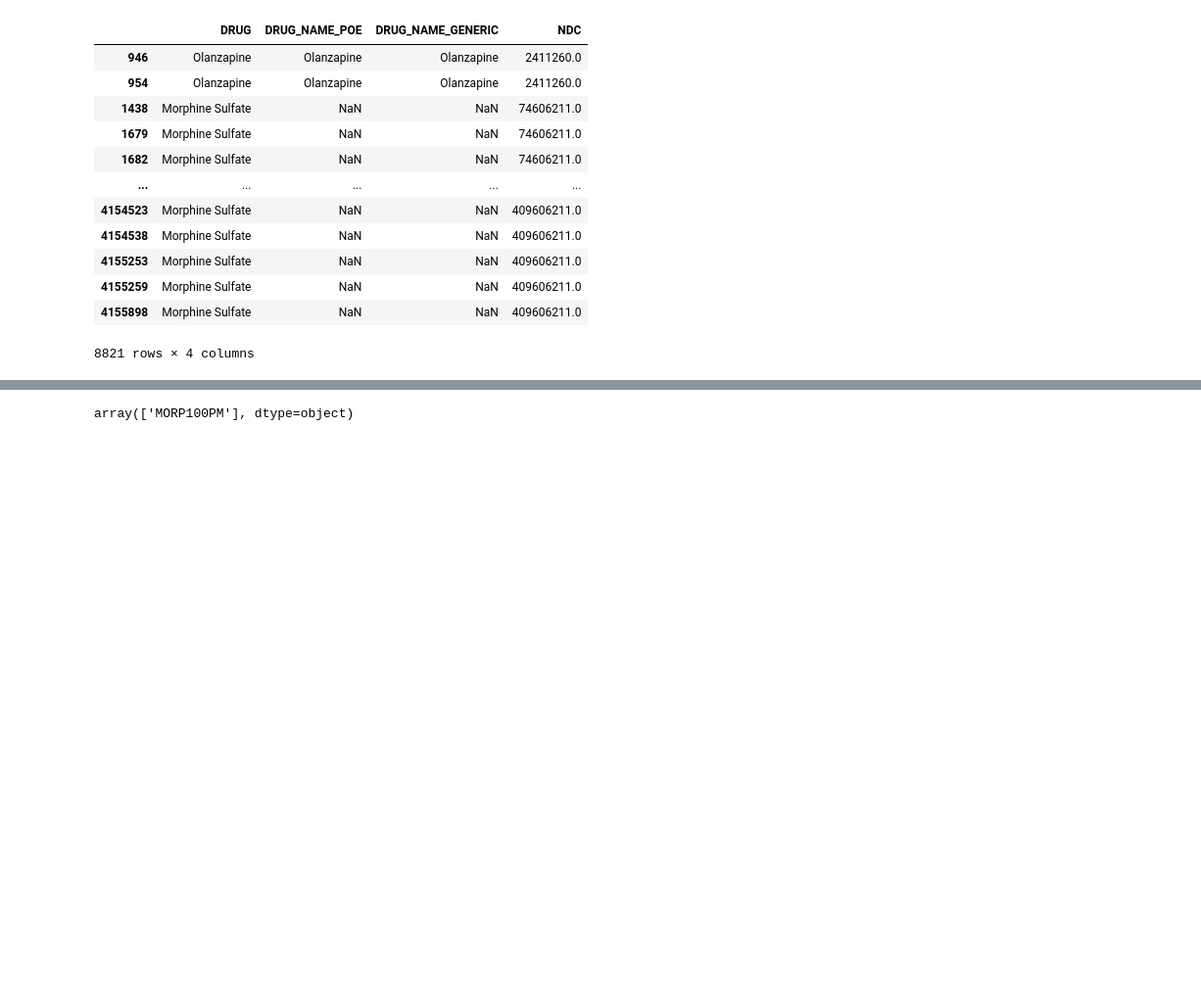
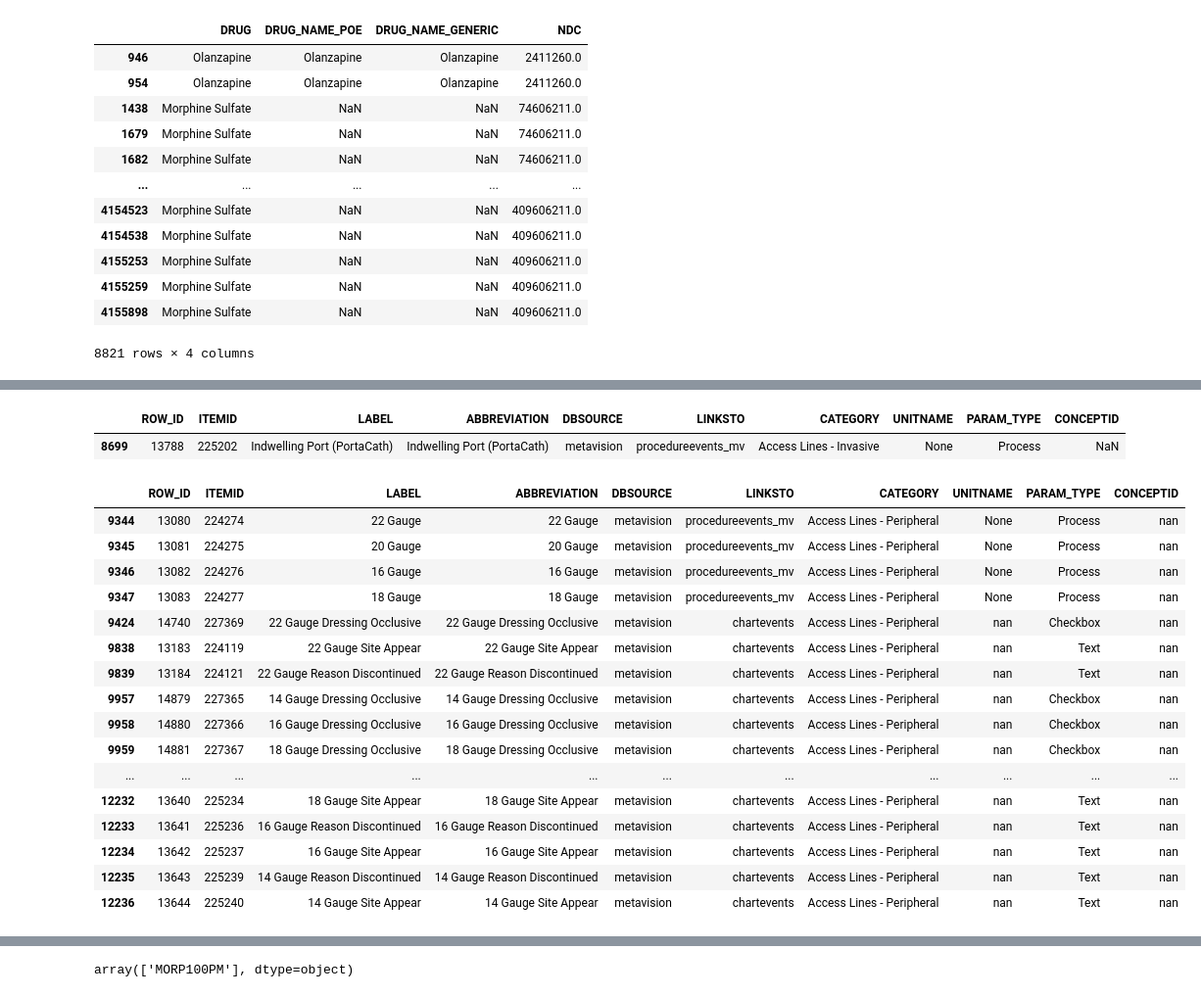
Before and after one commit to suhyun-guri/DSML_Research, a Jupyter notebook: 07-2. FIND ITEMID NAME.ipynb, the cells around one changed output, grey strips where cells are left out. Shown at 98% size. Drawn from its saved outputs; the diff is of its cells as text; code cells hidden in the pictures; blank space fills up the shorter version.

```diff
--- a/07-2. FIND ITEMID NAME.ipynb
+++ b/07-2. FIND ITEMID NAME.ipynb
@@ -90,0 +203,26 @@ lab[lab['ITEMID']==50927]
+# %%
+pro[pro['ITEMID']==225202]
+# %% [output]
+|  | ROW_ID | ITEMID | LABEL | ABBREVIATION | DBSOURCE | LINKSTO | CATEGORY | UNITNAME | PARAM_TYPE | CONCEPTID |
+| 8699 | 13788 | 225202 | Indwelling Port (PortaCath) | Indwelling Port (PortaCath) | metavision | procedureevents_mv | Access Lines - Invasive | None | Process | NaN |
+# %%
+tmp = pro.fillna('nan')
+tmp[tmp['LABEL'].str.contains('Gauge')]
+# %% [output]
+|  | ROW_ID | ITEMID | LABEL | ABBREVIATION | DBSOURCE | LINKSTO | CATEGORY | UNITNAME | PARAM_TYPE | CONCEPTID |
+| 9344 | 13080 | 224274 | 22 Gauge | 22 Gauge | metavision | procedureevents_mv | Access Lines - Peripheral | None | Process | nan |
+| 9345 | 13081 | 224275 | 20 Gauge | 20 Gauge | metavision | procedureevents_mv | Access Lines - Peripheral | None | Process | nan |
+| 9346 | 13082 | 224276 | 16 Gauge | 16 Gauge | metavision | procedureevents_mv | Access Lines - Peripheral | None | Process | nan |
+| 9347 | 13083 | 224277 | 18 Gauge | 18 Gauge | metavision | procedureevents_mv | Access Lines - Peripheral | None | Process | nan |
+| 9424 | 14740 | 227369 | 22 Gauge Dressing Occlusive | 22 Gauge Dressing Occlusive | metavision | chartevents | Access Lines - Peripheral | nan | Checkbox | nan |
+| 9838 | 13183 | 224119 | 22 Gauge Site Appear | 22 Gauge Site Appear | metavision | chartevents | Access Lines - Peripheral | nan | Text | nan |
+| 9839 | 13184 | 224121 | 22 Gauge Reason Discontinued | 22 Gauge Reason Discontinued | metavision | chartevents | Access Lines - Peripheral | nan | Text | nan |
+| 9957 | 14879 | 227365 | 14 Gauge Dressing Occlusive | 14 Gauge Dressing Occlusive | metavision | chartevents | Access Lines - Peripheral | nan | Checkbox | nan |
+| 9958 | 14880 | 227366 | 16 Gauge Dressing Occlusive | 16 Gauge Dressing Occlusive | metavision | chartevents | Access Lines - Peripheral | nan | Checkbox | nan |
+| 9959 | 14881 | 227367 | 18 Gauge Dressing Occlusive | 18 Gauge Dressing Occlusive | metavision | chartevents | Access Lines - Peripheral | nan | Checkbox | nan |
+| ... | ... | ... | ... | ... | ... | ... | ... | ... | ... | ... |
+| 12232 | 13640 | 225234 | 18 Gauge Site Appear | 18 Gauge Site Appear | metavision | chartevents | Access Lines - Peripheral | nan | Text | nan |
+| 12233 | 13641 | 225236 | 16 Gauge Reason Discontinued | 16 Gauge Reason Discontinued | metavision | chartevents | Access Lines - Peripheral | nan | Text | nan |
+| 12234 | 13642 | 225237 | 16 Gauge Site Appear | 16 Gauge Site Appear | metavision | chartevents | Access Lines - Peripheral | nan | Text | nan |
+| 12235 | 13643 | 225239 | 14 Gauge Reason Discontinued | 14 Gauge Reason Discontinued | metavision | chartevents | Access Lines - Peripheral | nan | Text | nan |
+| 12236 | 13644 | 225240 | 14 Gauge Site Appear | 14 Gauge Site Appear | metavision | chartevents | Access Lines - Peripheral | nan | Text | nan |
```
Also changed, not shown: parts of 28 cells of this notebook, 1 other file.
